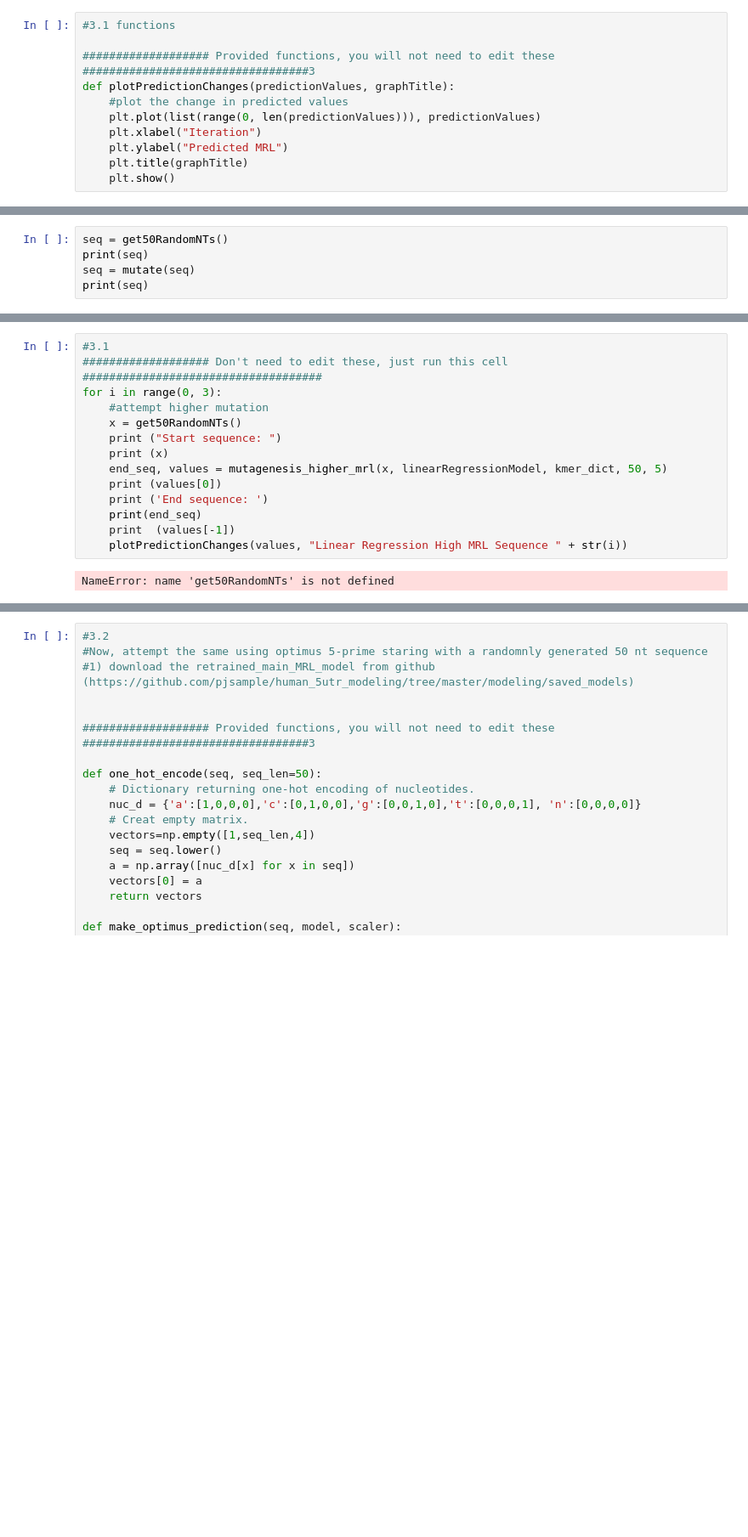
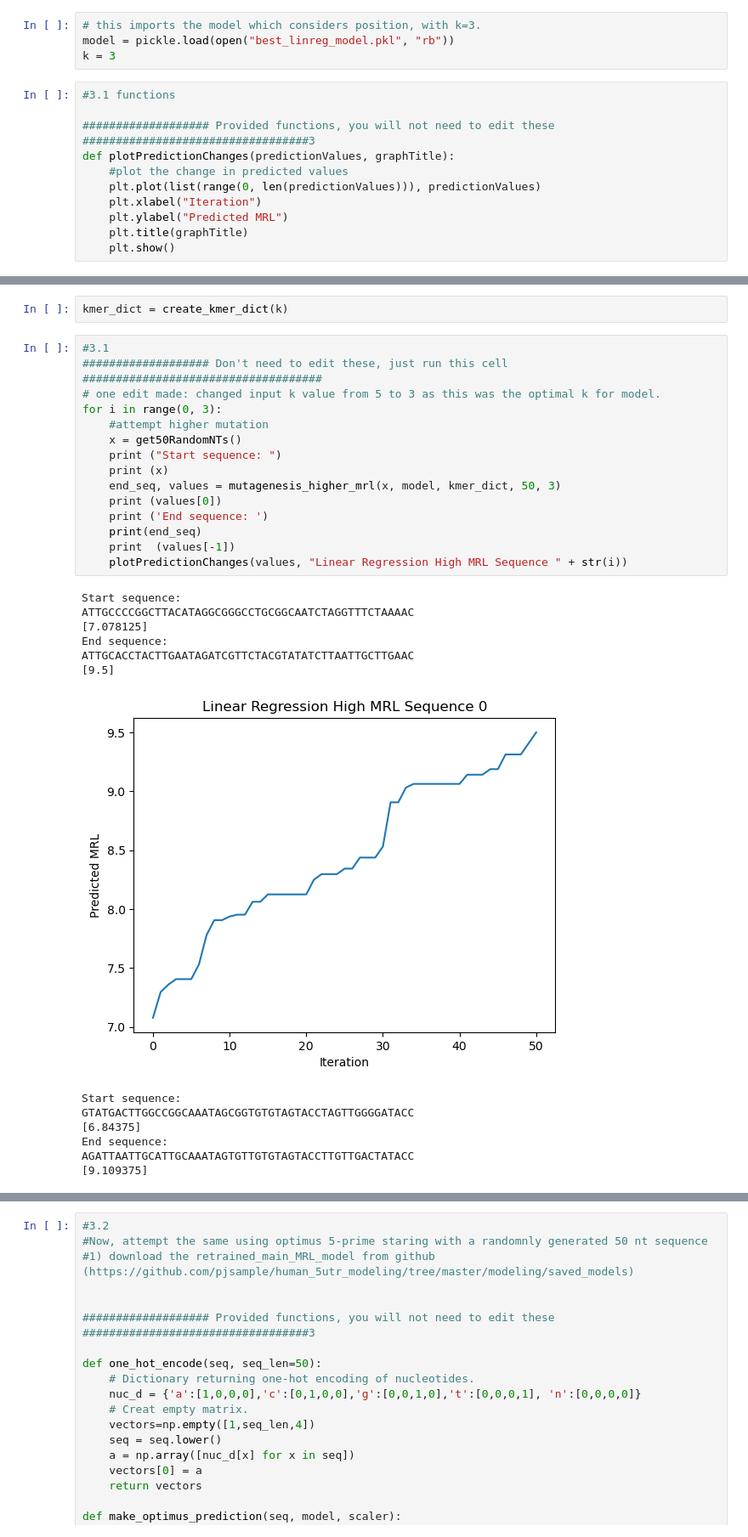
Before and after one commit to istari79/synbio_aut22, a Jupyter notebook: Homework 5/3_sequence_design.ipynb, the cells around one changed output, grey strips where cells are left out. Shown at 85% size. Saved outputs shown, nothing was run; the diff lists cells and outputs as text; blank space fills up the shorter version.

```diff
--- a/Homework 5/3_sequence_design.ipynb
+++ b/Homework 5/3_sequence_design.ipynb
@@ -30,3 +24,7 @@ print(model.predict(one_d_matrix))
+# %%
+# this imports the model which considers position, with k=3.
+model = pickle.load(open("best_linreg_model.pkl", "rb"))
+k = 3
 # %%
 #3.1 functions
 
@@ -101,5 +38,0 @@ def get50RandomNTs():
-# %%
-seq = get50RandomNTs()
-print(seq)
-seq = mutate(seq)
-print(seq)
@@ -140,19 +159,34 @@ def count_kmers_with_positions(s, kmer_dict, k):
             counts[numSeq][index] += 1
 
     return counts
+# %%
+kmer_dict = create_kmer_dict(k)
 # %%
 #3.1
 ################### Don't need to edit these, just run this cell ####################################
+# one edit made: changed input k value from 5 to 3 as this was the optimal k for model.
 for i in range(0, 3):
     #attempt higher mutation
     x = get50RandomNTs()
     print ("Start sequence: ")
     print (x)
-    end_seq, values = mutagenesis_higher_mrl(x, linearRegressionModel, kmer_dict, 50, 5)
+    end_seq, values = mutagenesis_higher_mrl(x, model, kmer_dict, 50, 3)
     print (values[0])
     print ('End sequence: ')
     print(end_seq)
     print  (values[-1])
     plotPredictionChanges(values, "Linear Regression High MRL Sequence " + str(i))
 # %% [output]
-NameError: name 'get50RandomNTs' is not defined
+Start sequence:
+ATTGCCCCGGCTTACATAGGCGGGCCTGCGGCAATCTAGGTTTCTAAAAC
+[7.078125]
+End sequence:
+ATTGCACCTACTTGAATAGATCGTTCTACGTATATCTTAATTGCTTGAAC
+[9.5]
+[figure, added]
+Start sequence:
+GTATGACTTGGCCGGCAAATAGCGGTGTGTAGTACCTAGTTGGGGATACC
+[6.84375]
+End sequence:
+AGATTAATTGCATTGCAAATAGTGTTGTGTAGTACCTTGTTGACTATACC
+[9.109375]
```
Also changed, not shown: parts of 12 cells of this notebook, 1 other file.
